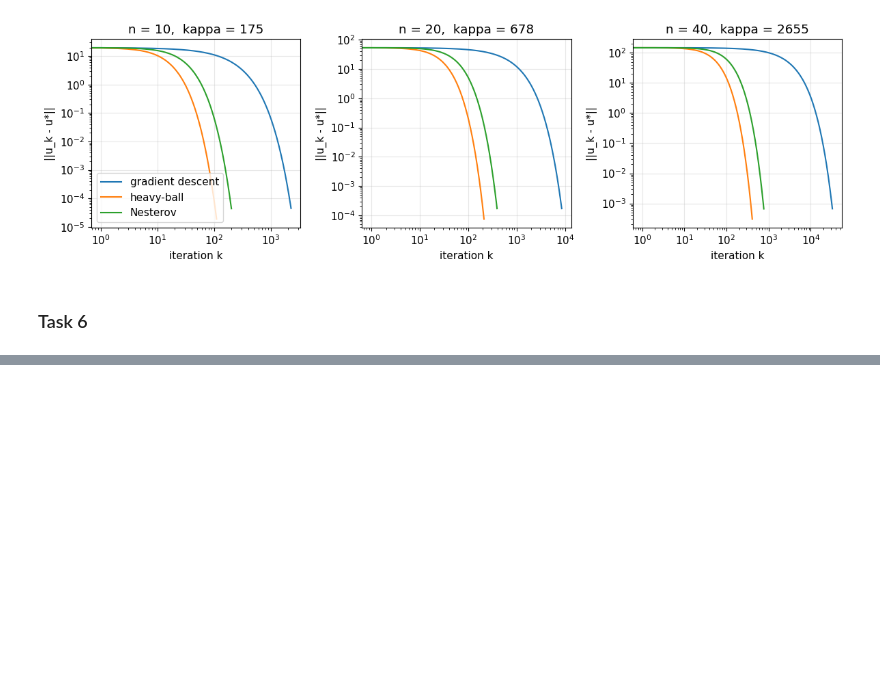
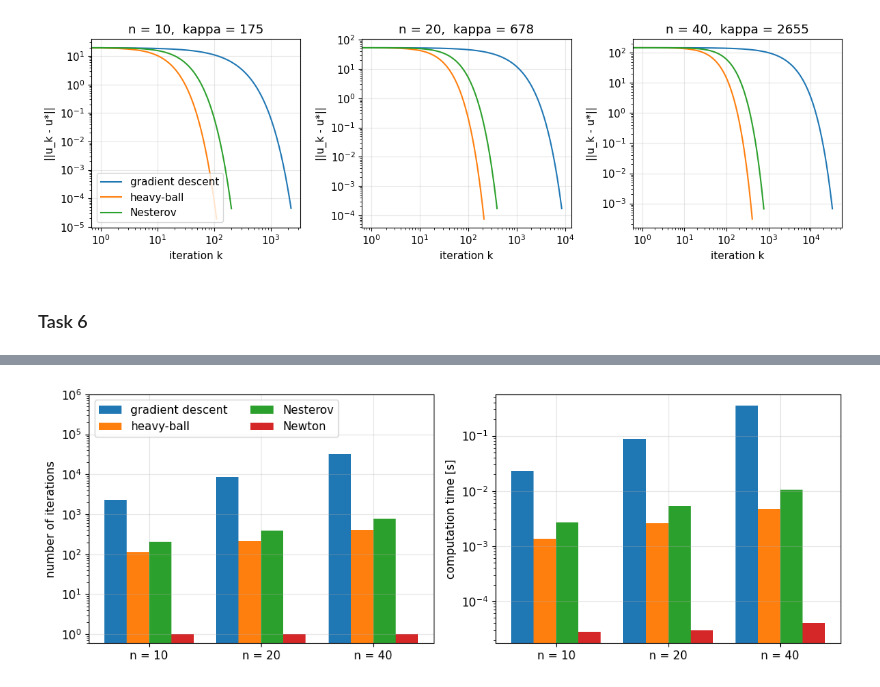
Before and after one commit to Davidd0605/continuous_optimisation, a Jupyter notebook: structural_mechanics.ipynb, the cells around one changed output, grey strips where cells are left out. Drawn from its saved outputs; the diff is of its cells as text; code cells hidden in the pictures; blank space fills up the shorter version.

```diff
--- a/structural_mechanics.ipynb
+++ b/structural_mechanics.ipynb
@@ -386,0 +406,8 @@ n = 40, kappa =  2655.4, sqrt(kappa) =  51.5:  iterations GD =  32686,  HB =  41
+# %%
+for n in [3, 20, 40, 100]:
+    K, b, u_star = build_K(n), build_b(n), build_u_star(n)
+    for name, u0 in [("zeros ", np.zeros(n)), ("random", 100 * rng.standard_normal(n))]:
+        u, hist = newton(u0, K, b, eps=1e-6)
+        steps = len(hist["u"]) - 1
+        print(f"n = {n:3d}, u0 = {name}:  Newton steps = {steps},  "
+              f"||u_1 - u*|| = {np.linalg.norm(hist['u'][1] - u_star):.1e}")
@@ -386,0 +423,63 @@ n = 40, kappa =  2655.4, sqrt(kappa) =  51.5:  iterations GD =  32686,  HB =  41
+# %%
+# Task 6(c): compare iterations and computation time of all methods
+import time
+
+ns = [10, 20, 40]
+methods = ["gradient descent", "heavy-ball", "Nesterov", "Newton"]
+iterations = {m: [] for m in methods}      # iterations[method] = list over n
+times = {m: [] for m in methods}           # times[method] = list over n
+
+for n in ns:
+    K, b, u_star = build_K(n), build_b(n), build_u_star(n)
+    u0 = np.zeros(n)
+    eigenvalues = np.linalg.eigvalsh(K)
+    mu, eta = eigenvalues.min(), eigenvalues.max()
+    s = (np.sqrt(eta) - np.sqrt(mu)) / (np.sqrt(eta) + np.sqrt(mu))
+
+    for m in methods:
+        best_time = np.inf
+        for repeat in range(5):            # run 5 times, keep the fastest (less noise)
+            start = time.perf_counter()
+            if m == "gradient descent":
+                u, hist = gradient_descent(u0, K, b, step="constant", alpha=1 / eta,
+                                           eps=1e-6, max_iter=100000)
+            elif m == "heavy-ball":
+                u, hist = heavy_ball(u0, K, b, 4 / (np.sqrt(eta) + np.sqrt(mu)) ** 2, s ** 2,
+                                     eps=1e-6, max_iter=100000)
+            elif m == "Nesterov":
+                u, hist = nesterov(u0, K, b, 1 / eta, s, eps=1e-6, max_iter=100000)
+            elif m == "Newton":
+                u, hist = newton(u0, K, b, eps=1e-6)
+            best_time = min(best_time, time.perf_counter() - start)
+
+        iterations[m].append(len(hist["u"]) - 1)
+        times[m].append(best_time)
+        print(f"n = {n:2d}  {m:>17}:  iterations = {iterations[m][-1]:6d},  "
+              f"time = {best_time:.4f} s")
+
+
+x = np.arange(len(ns))              # positions of the groups: 0, 1, 2
+width = 0.2                         # width of a single bar
+
+plt.figure(figsize=(11, 4))
+
+plt.subplot(1, 2, 1)
+for j in range(len(methods)):
+    plt.bar(x + (j - 1.5) * width, iterations[methods[j]], width, label=methods[j])
+plt.xticks(x, [f"n = {n}" for n in ns])
+plt.yscale("log")
+plt.ylabel("number of iterations")
+plt.ylim(top=1e6)                   # make room for the legend above the bars
+plt.legend(loc="upper left", ncol=2)
+
+plt.subplot(1, 2, 2)
+for j in range(len(methods)):
+    plt.bar(x + (j - 1.5) * width, times[methods[j]], width, label=methods[j])
+plt.xticks(x, [f"n = {n}" for n in ns])
+plt.yscale("log")
+plt.ylabel("computation time [s]")
+
+plt.tight_layout()
+plt.savefig("P1_comparison.png", dpi=300)
+plt.show()
+# %% [output]
@@ -386,0 +498 @@ n = 40, kappa =  2655.4, sqrt(kappa) =  51.5:  iterations GD =  32686,  HB =  41
+[figure, added]
```
Also changed, not shown: parts of 4 cells of this notebook, 1 other file.
